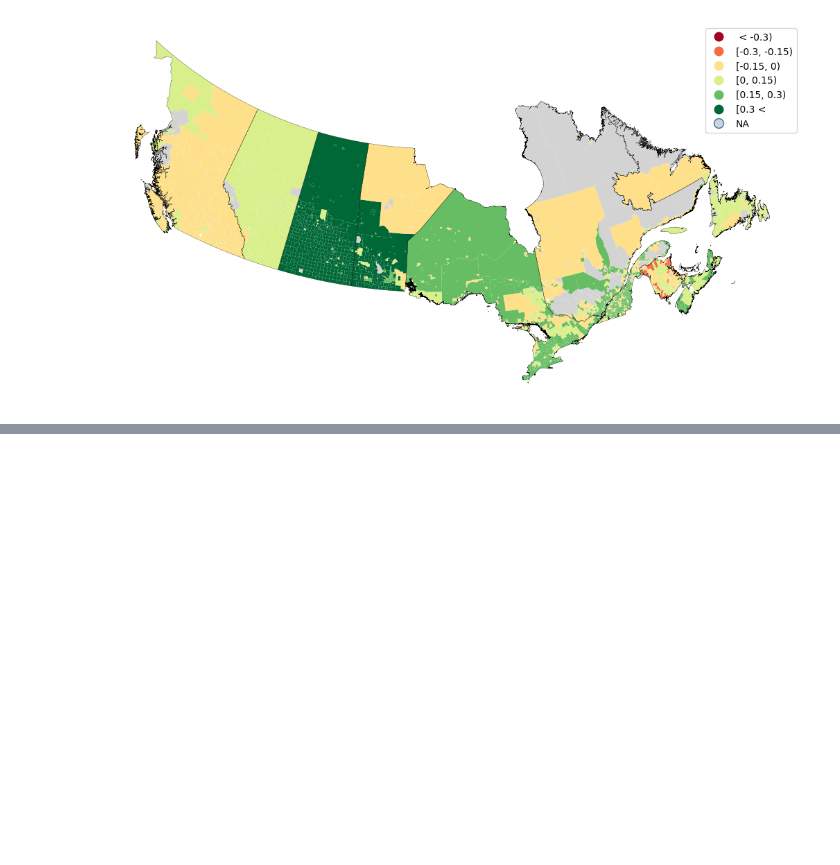
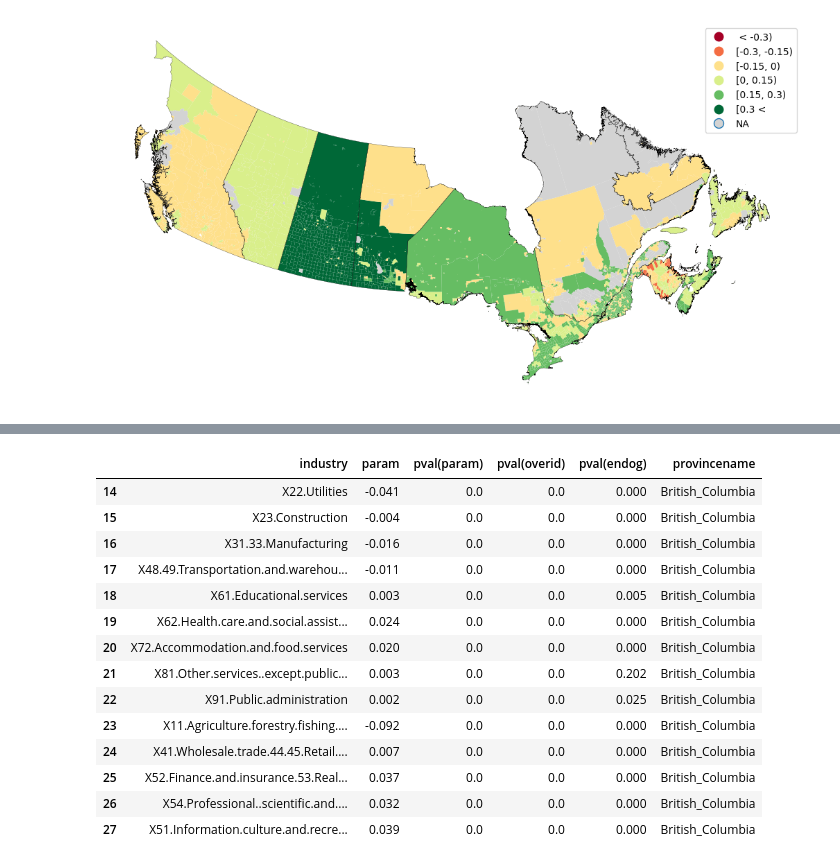
Before and after one commit to joosung-min/ssc23-case-comp, a Jupyter notebook: A04_iv_visualization.ipynb, the cells around one changed output, grey strips where cells are left out. Cells and saved outputs as stored; diff of their text form; code cells hidden in the pictures; blank space fills up the shorter version.

```diff
--- a/A04_iv_visualization.ipynb
+++ b/A04_iv_visualization.ipynb
@@ -206,0 +229,18 @@ fig.savefig("./figs/iv_result2.png", dpi = 300, transparent = True)
+# %%
+iv_prov.loc[iv_prov.provincename == "British_Columbia", ]
+# %% [output]
+|  | industry | param | pval(param) | pval(overid) | pval(endog) | provincename |
+| 14 | X22.Utilities | -0.041 | 0.0 | 0.0 | 0.000 | British_Columbia |
+| 15 | X23.Construction | -0.004 | 0.0 | 0.0 | 0.000 | British_Columbia |
+| 16 | X31.33.Manufacturing | -0.016 | 0.0 | 0.0 | 0.000 | British_Columbia |
+| 17 | X48.49.Transportation.and.warehou... | -0.011 | 0.0 | 0.0 | 0.000 | British_Columbia |
+| 18 | X61.Educational.services | 0.003 | 0.0 | 0.0 | 0.005 | British_Columbia |
+| 19 | X62.Health.care.and.social.assist... | 0.024 | 0.0 | 0.0 | 0.000 | British_Columbia |
+| 20 | X72.Accommodation.and.food.services | 0.020 | 0.0 | 0.0 | 0.000 | British_Columbia |
+| 21 | X81.Other.services..except.public... | 0.003 | 0.0 | 0.0 | 0.202 | British_Columbia |
+| 22 | X91.Public.administration | 0.002 | 0.0 | 0.0 | 0.025 | British_Columbia |
+| 23 | X11.Agriculture.forestry.fishing.... | -0.092 | 0.0 | 0.0 | 0.000 | British_Columbia |
+| 24 | X41.Wholesale.trade.44.45.Retail.... | 0.007 | 0.0 | 0.0 | 0.000 | British_Columbia |
+| 25 | X52.Finance.and.insurance.53.Real... | 0.037 | 0.0 | 0.0 | 0.000 | British_Columbia |
+| 26 | X54.Professional..scientific.and.... | 0.032 | 0.0 | 0.0 | 0.000 | British_Columbia |
+| 27 | X51.Information.culture.and.recre... | 0.039 | 0.0 | 0.0 | 0.000 | British_Columbia |
```
Also changed, not shown: parts of 4 cells of this notebook, 16 other files.
